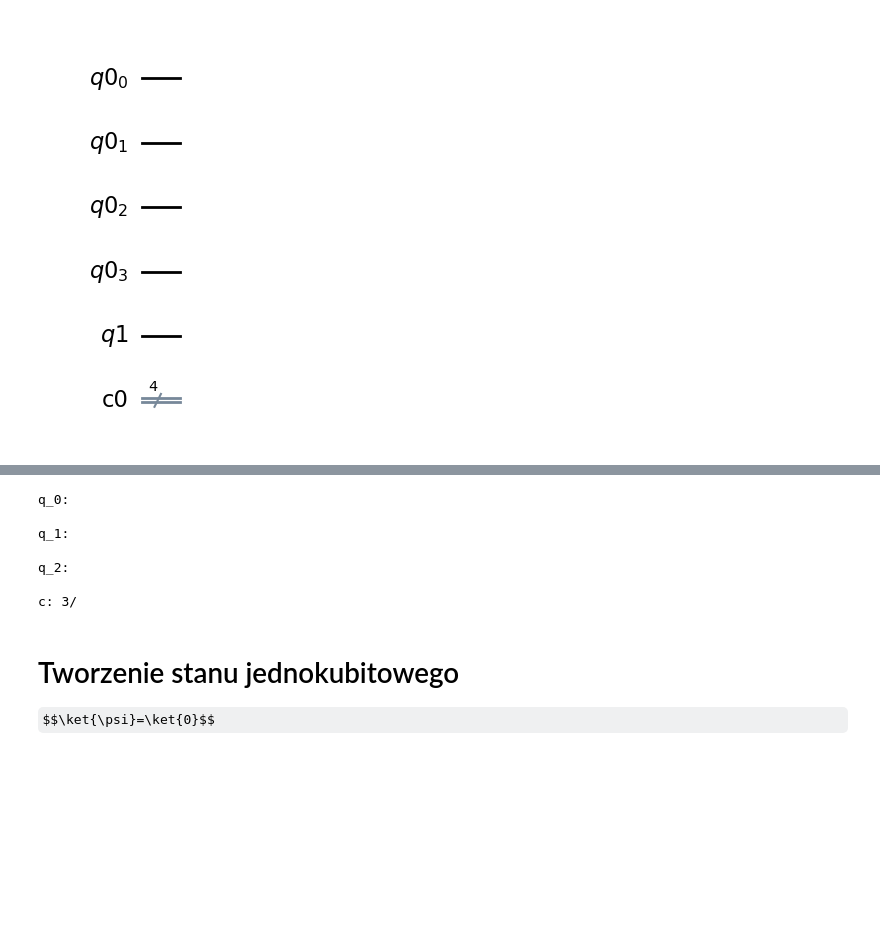
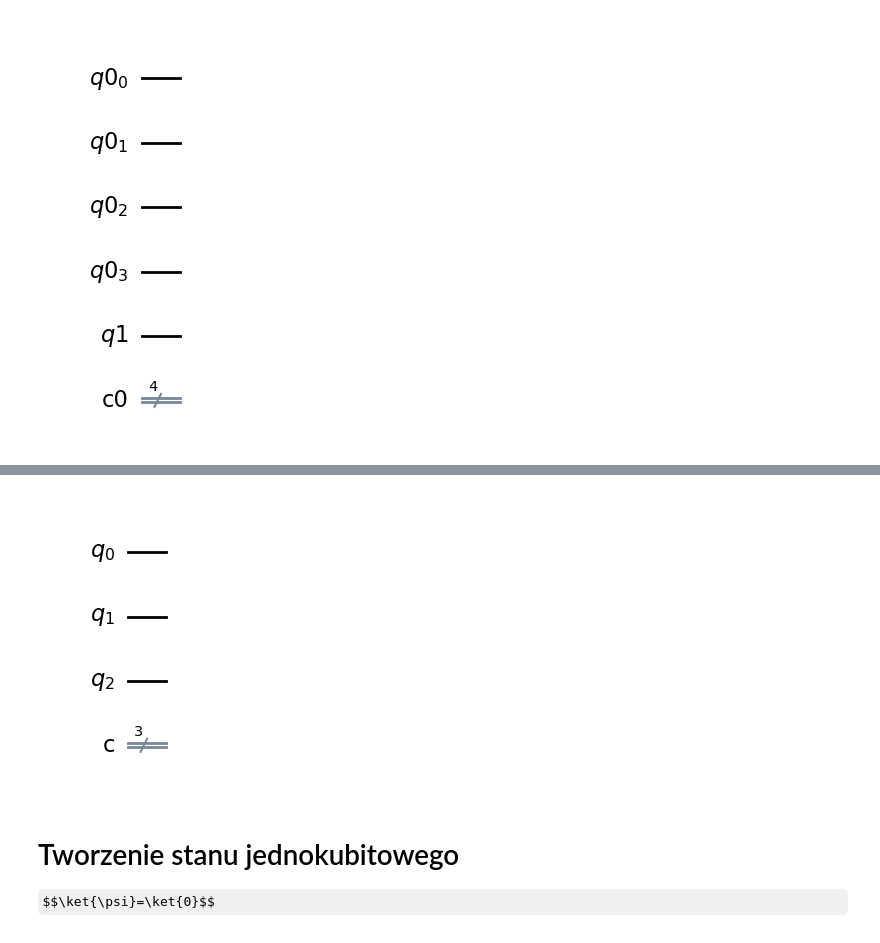
Before and after one commit to sebkaz-teaching/intro_to_qml, a Jupyter notebook: cwiczenia/cw1.ipynb, the cells around one changed output, grey strips where cells are left out. Saved outputs shown, nothing was run; the diff lists cells and outputs as text; code cells hidden in the pictures; some formulas as TeX source; blank space fills up the shorter version.

```diff
--- a/cwiczenia/cw1.ipynb
+++ b/cwiczenia/cw1.ipynb
@@ -86,14 +72,8 @@ q0_3:
 # %%
 circuit4 = QuantumCircuit(3,3)
-circuit4.draw()
+circuit4.draw("mpl")
 # %% [output]
-q_0:
-
-q_1:
-
-q_2:
-
-c: 3/
+[figure, added]
 # %% [markdown]
 # Tworzenie stanu jednokubitowego
 
```
Also changed, not shown: parts of 9 cells of this notebook, 8 other files.
